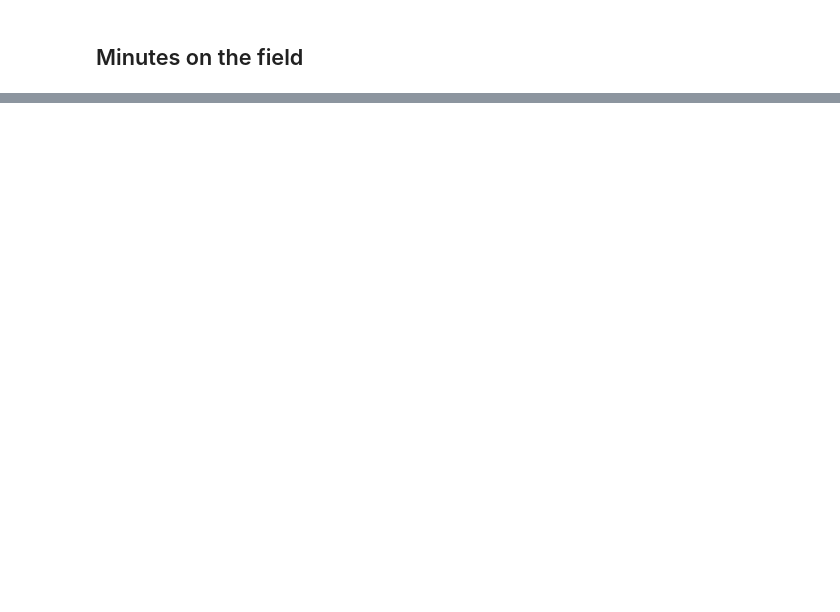
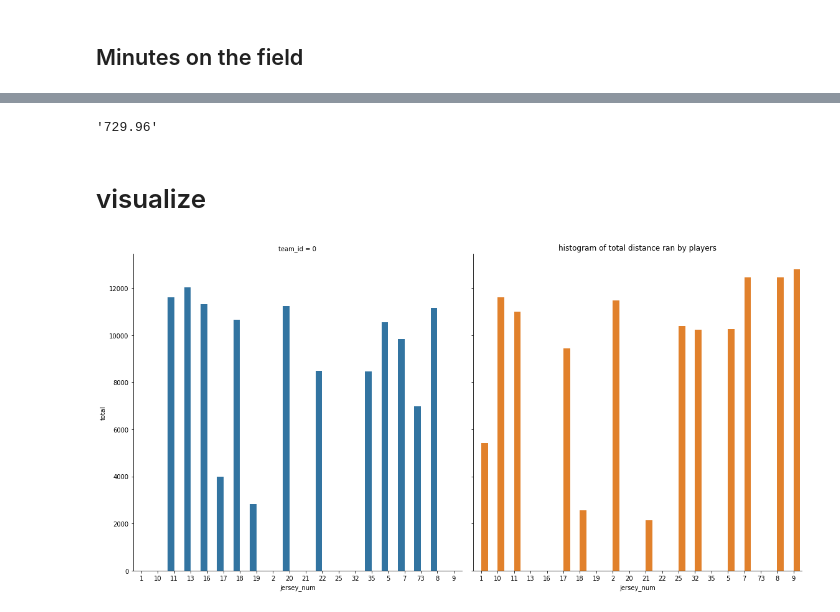
Before and after one commit to Jbalkan/SoccerTrackingData3, a Jupyter notebook: 1_Split_Metrics.ipynb, the cells around one changed output, grey strips where cells are left out. Saved outputs shown, nothing was run; the diff lists cells and outputs as text; code cells hidden in the pictures; blank space fills up the shorter version.

Commit message:
apply to all works and tested in notebooks

```diff
--- a/1_Split_Metrics.ipynb
+++ b/1_Split_Metrics.ipynb
@@ -238,0 +316,13 @@ frame_ex = frames_tb[1]
+# %%
+# example
+split_size = 5
+player = team0_players[5]
+# %%
+# tests
+func = helpers.get_total_distance
+
+# test apply_by_split
+result_one_player = helpers.apply_by_split(player, func, metric_name='metric')
+
+# test
+result = helpers.apply_to_all(team1_players, team0_players, func)
@@ -277,0 +365,8 @@ team0_players[73].jersey_num
+# %%
+# test
+player = team1_players[2]
+
+print(helpers.get_total_distance(player, 100, 1000))
+
+# get all data
+distances = helpers.apply_to_all(team1_players, team0_players, helpers.get_total_distance, metric_name='distance')
@@ -277,0 +384,21 @@ team0_players[73].jersey_num
+# %%
+# splits
+distances.iloc[0][0]
+# %% [output]
+'729.96'
+# %%
+distances = distances.astype(float)
+# %% [markdown]
+# visualize
+# %%
+# plot
+sns.catplot(data=distances[['total']].reset_index(),
+            kind='bar',
+            x='jersey_num', y='total', col='team_id', hue='team_id',
+           height=8, aspect=1)
+
+plt.title('histogram of total distance ran by players')
+
+plt.show()
+# %% [output]
+[figure, added]
```
Also changed, not shown: parts of 56 cells of this notebook, 6 other files.
